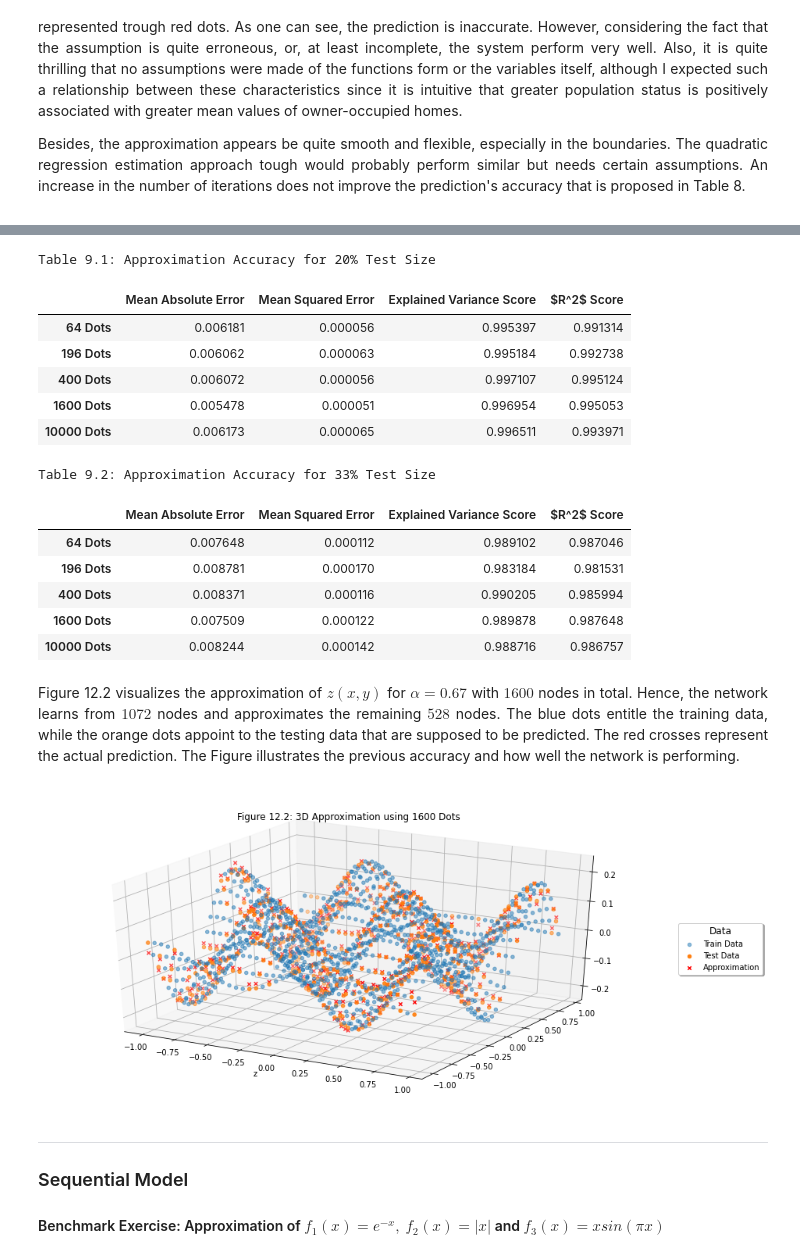
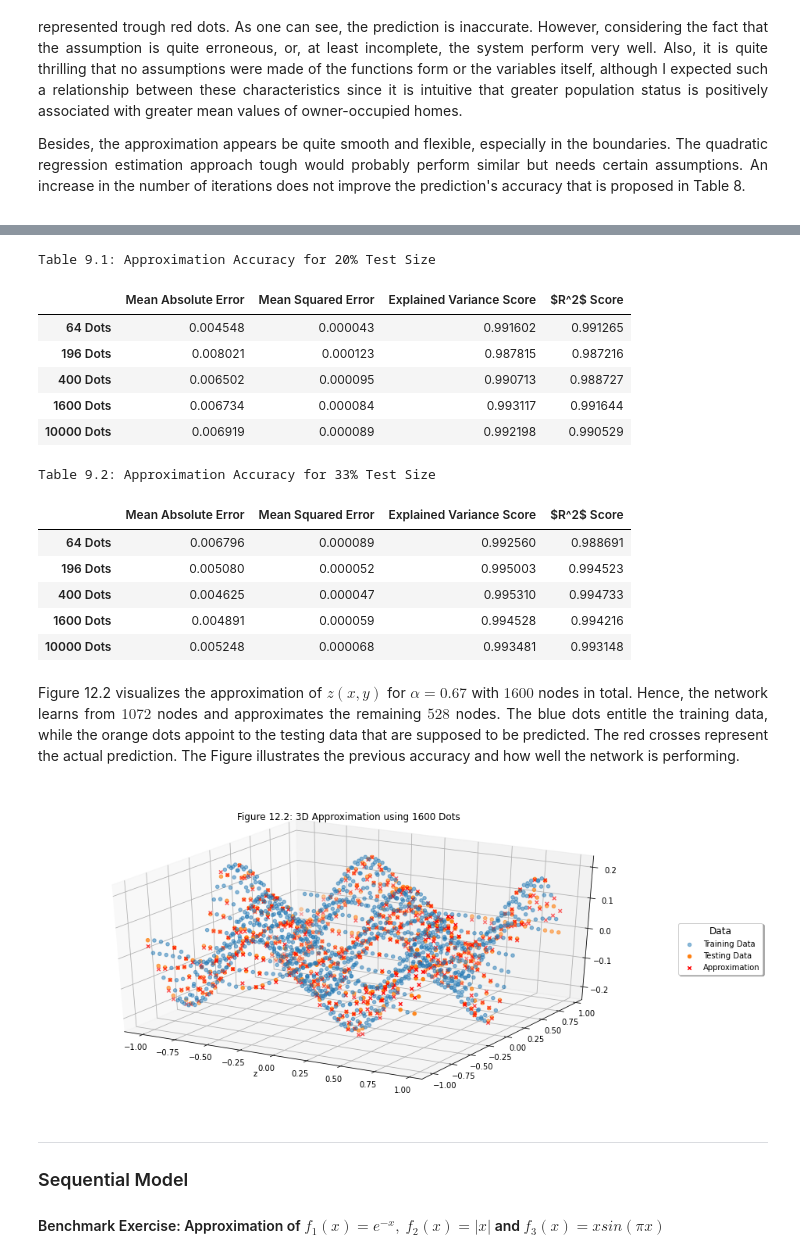
Before and after one commit to ArbiKodraj/Final_Project, a Jupyter notebook: FunctionApproximation.ipynb, the cells around one changed output, grey strips where cells are left out. Cells and saved outputs as stored; diff of their text form; code cells hidden in the pictures.

```diff
--- a/FunctionApproximation.ipynb
+++ b/FunctionApproximation.ipynb
@@ -680,35 +718,37 @@ three_d_func2.mpl_regr(
     (60, 60, 20), max_iter=1000
 )
 # %%
-three_d_func1.error('Table 9.1: Approximation Accuracy for 20% Test Size')
+three_d_func1.error(
+    'Table 9.1: Approximation Accuracy for 20% Test Size'
+)
 # %% [output]
 Table 9.1: Approximation Accuracy for 20% Test Size
 |  | Mean Absolute Error | Mean Squared Error | Explained Variance Score | $R^2$ Score |
-| 64 Dots | 0.006181 | 0.000056 | 0.995397 | 0.991314 |
-| 196 Dots | 0.006062 | 0.000063 | 0.995184 | 0.992738 |
-| 400 Dots | 0.006072 | 0.000056 | 0.997107 | 0.995124 |
-| 1600 Dots | 0.005478 | 0.000051 | 0.996954 | 0.995053 |
-| 10000 Dots | 0.006173 | 0.000065 | 0.996511 | 0.993971 |
+| 64 Dots | 0.004548 | 0.000043 | 0.991602 | 0.991265 |
+| 196 Dots | 0.008021 | 0.000123 | 0.987815 | 0.987216 |
+| 400 Dots | 0.006502 | 0.000095 | 0.990713 | 0.988727 |
+| 1600 Dots | 0.006734 | 0.000084 | 0.993117 | 0.991644 |
+| 10000 Dots | 0.006919 | 0.000089 | 0.992198 | 0.990529 |
 # %%
-three_d_func2.error('Table 9.2: Approximation Accuracy for 33% Test Size')
+three_d_func2.error(
+    'Table 9.2: Approximation Accuracy for 33% Test Size'
+)
 # %% [output]
 Table 9.2: Approximation Accuracy for 33% Test Size
 |  | Mean Absolute Error | Mean Squared Error | Explained Variance Score | $R^2$ Score |
-| 64 Dots | 0.007648 | 0.000112 | 0.989102 | 0.987046 |
-| 196 Dots | 0.008781 | 0.000170 | 0.983184 | 0.981531 |
-| 400 Dots | 0.008371 | 0.000116 | 0.990205 | 0.985994 |
-| 1600 Dots | 0.007509 | 0.000122 | 0.989878 | 0.987648 |
-| 10000 Dots | 0.008244 | 0.000142 | 0.988716 | 0.986757 |
+| 64 Dots | 0.006796 | 0.000089 | 0.992560 | 0.988691 |
+| 196 Dots | 0.005080 | 0.000052 | 0.995003 | 0.994523 |
+| 400 Dots | 0.004625 | 0.000047 | 0.995310 | 0.994733 |
+| 1600 Dots | 0.004891 | 0.000059 | 0.994528 | 0.994216 |
+| 10000 Dots | 0.005248 | 0.000068 | 0.993481 | 0.993148 |
 # %% [markdown]
 <p style="text-align: justify">
 Figure 12.2 visualizes the approximation of $z(x,y)$ for $\alpha = 0.67$ with $1600$ nodes in total. Hence, the network learns from $1072$ nodes and approximates the remaining $528$ nodes. The blue dots entitle the training data, while the orange dots appoint to the testing data that are supposed to be predicted. The red crosses represent the actual prediction. The Figure illustrates the previous accuracy and how well the network is performing.
 <p>
 # %%
-three_d_func2.pltres(
-    (14, 7), 12.2
-)
+three_d_func2.pltres(12.2)
 # %% [output]
-[figure, old version]
+[figure, new version]
 # %% [markdown]
 ---
 ### Sequential Model
```
Also changed, not shown: parts of 26 cells of this notebook, 4 other files.
